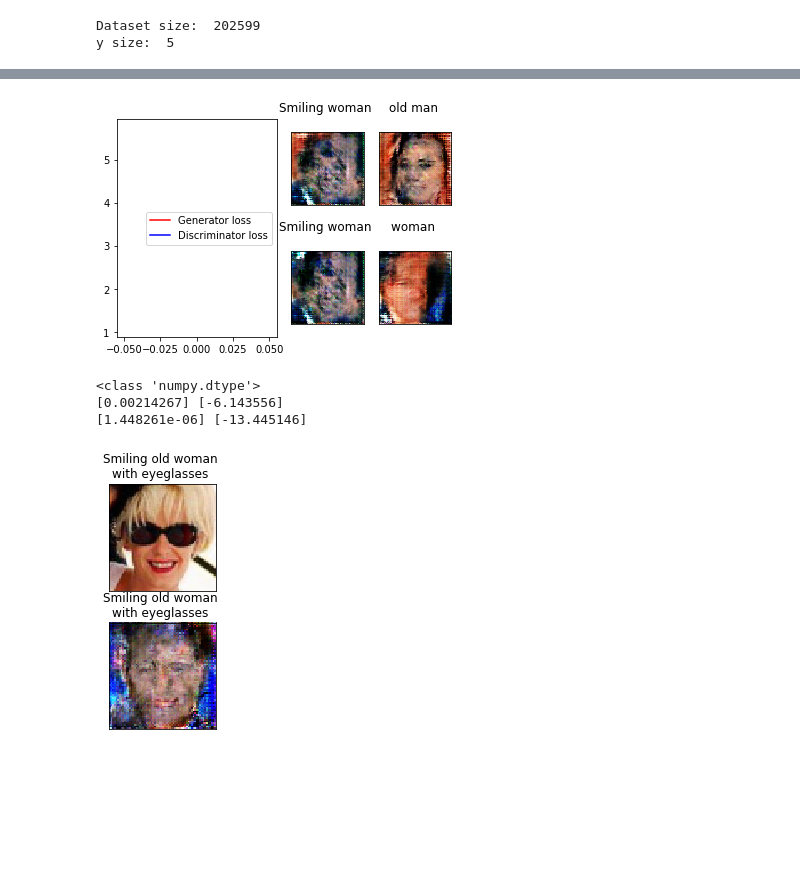
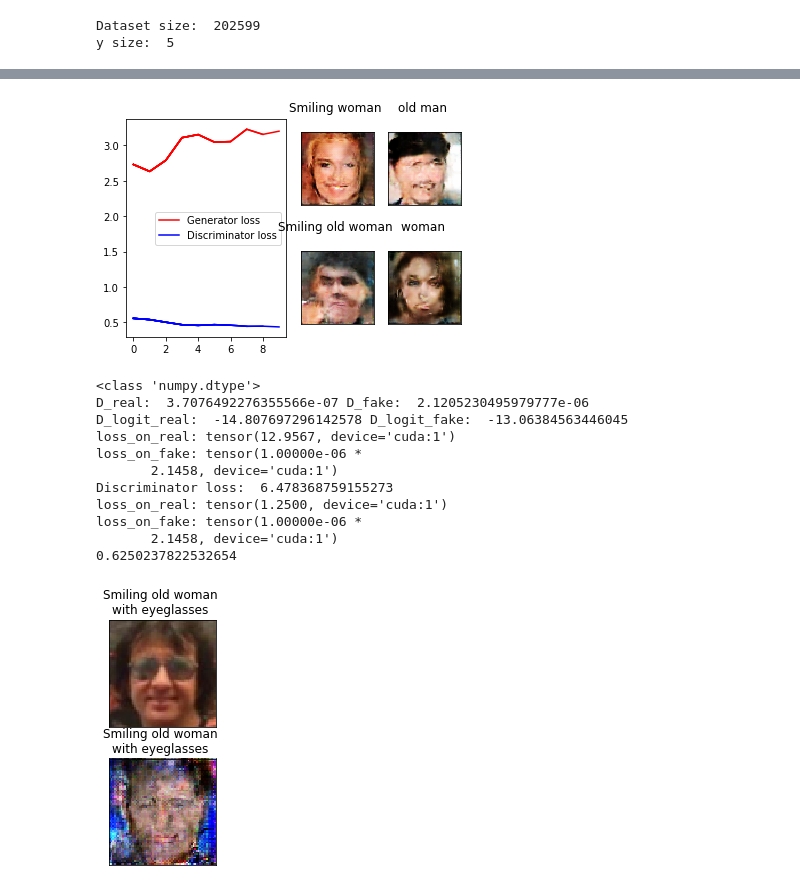
Before and after one commit to trifonova-n/inpainting, a Jupyter notebook: conditional_gan_training.ipynb, the cells around one changed output, grey strips where cells are left out. Saved outputs shown, nothing was run; the diff lists cells and outputs as text; code cells hidden in the pictures; blank space fills up the shorter version.

Commit message:
gan fixed added visualizer

```diff
--- a/conditional_gan_training.ipynb
+++ b/conditional_gan_training.ipynb
@@ -55,35 +56,54 @@ discriminator = CDiscriminator5(Y_SIZE).cuda()
 # %%
 callback = cGanPlotLossCallback(generator, discriminator, y_sampler)
 train(generator, discriminator, data_loader, y_sampler=y_sampler,
-      n_epochs=269, k=1, callback_func=callback, model_path=MODEL_PATH,
+      n_epochs=279, k=1, callback_func=callback, model_path=MODEL_PATH,
       continue_training=CONTINUE_TRAINING)
 # %% [output]
-[figure, old version]
+[figure, new version]
 # %%
 if LOAD_MODEL:
     generator.load_state_dict(torch.load(MODEL_PATH + 'generator_%d.pth' % (LOAD_EPOCH_N,)))
     discriminator.load_state_dict(torch.load(MODEL_PATH + 'discriminator_%d.pth' % (LOAD_EPOCH_N,)))
 # %%
+scalar = lambda v: np.asscalar(v.data.cpu().numpy())
+
 Z = torch.normal(mean=torch.zeros(1, generator.z_size)).cuda()
         # 'Male', 'Smiling', 'Young', 'Eyeglasses', 'Wearing_Hat'
 y = cd.create_y(Male=False, Smiling=True, Young=False, Eyeglasses=True)
 print(dtype)
 idx = data.find_image(y)
 img, z, y_new = data[idx]
 X = torch.tensor([img]).cuda()
 y = y.astype(np.float32)
 Y = torch.tensor([
                   y]).cuda()
 
 G_sample = generator(Z, Y)
 D_real, D_logit_real = discriminator(X, Y)
 D_fake, D_logit_fake = discriminator(G_sample, Y)
-print(D_real.data.cpu().numpy()[0], D_logit_real.data.cpu().numpy()[0])
-print(D_fake.data.cpu().numpy()[0], D_logit_fake.data.cpu().numpy()[0])
+
+generator_loss = GeneratorLoss()
+discriminator_loss = DiscriminatorLoss(label_smoothing=0.25)
+
+print("D_real: ", scalar(D_real), "D_fake: ", scalar(D_fake))
+print("D_logit_real: ", scalar(D_logit_real), "D_logit_fake: ", scalar(D_logit_fake))
+
+d_loss = discriminator_loss(D_logit_real, D_logit_fake)
+
+print("Discriminator loss: ", scalar(d_loss))
+print(scalar(discriminator_loss(torch.tensor([10.0]).cuda(), D_logit_fake)))
 sample = np.concatenate((img[None, :, :, :], G_sample.data.cpu().numpy()))
 plot_batch(sample, normalize=True, descriptions=[cd.describe(y)]*2)
 # %% [output]
 <class 'numpy.dtype'>
-[0.00214267] [-6.143556]
-[1.448261e-06] [-13.445146]
+D_real:  3.7076492276355566e-07 D_fake:  2.1205230495979777e-06
+D_logit_real:  -14.807697296142578 D_logit_fake:  -13.06384563446045
+loss_on_real: tensor(12.9567, device='cuda:1')
+loss_on_fake: tensor(1.00000e-06 *
+       2.1458, device='cuda:1')
+Discriminator loss:  6.478368759155273
+loss_on_real: tensor(1.2500, device='cuda:1')
+loss_on_fake: tensor(1.00000e-06 *
+       2.1458, device='cuda:1')
+0.6250237822532654
-[figure, old version]
+[figure, new version]
```
Also changed, not shown: parts of 2 cells of this notebook, 10 other files.
